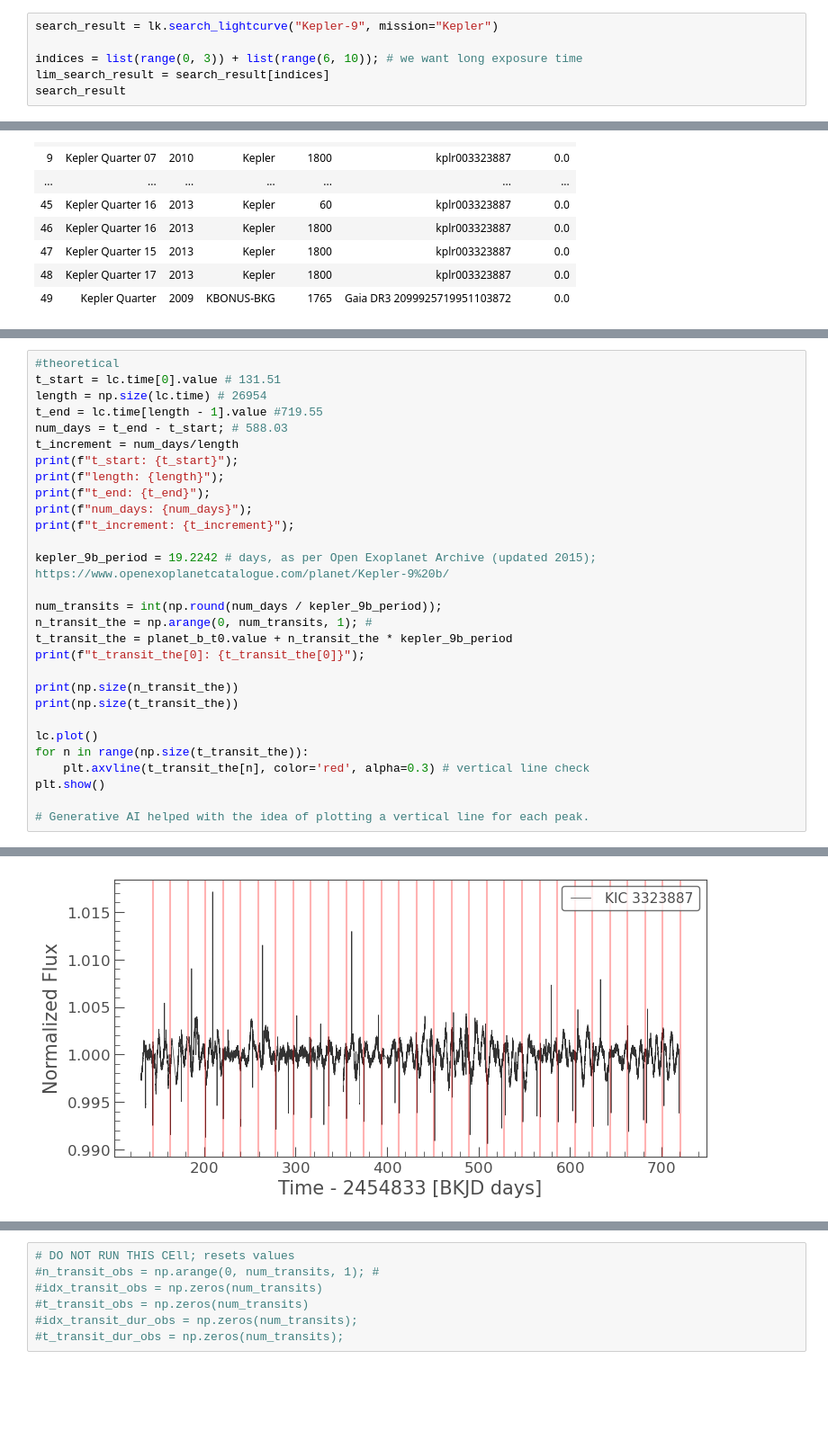
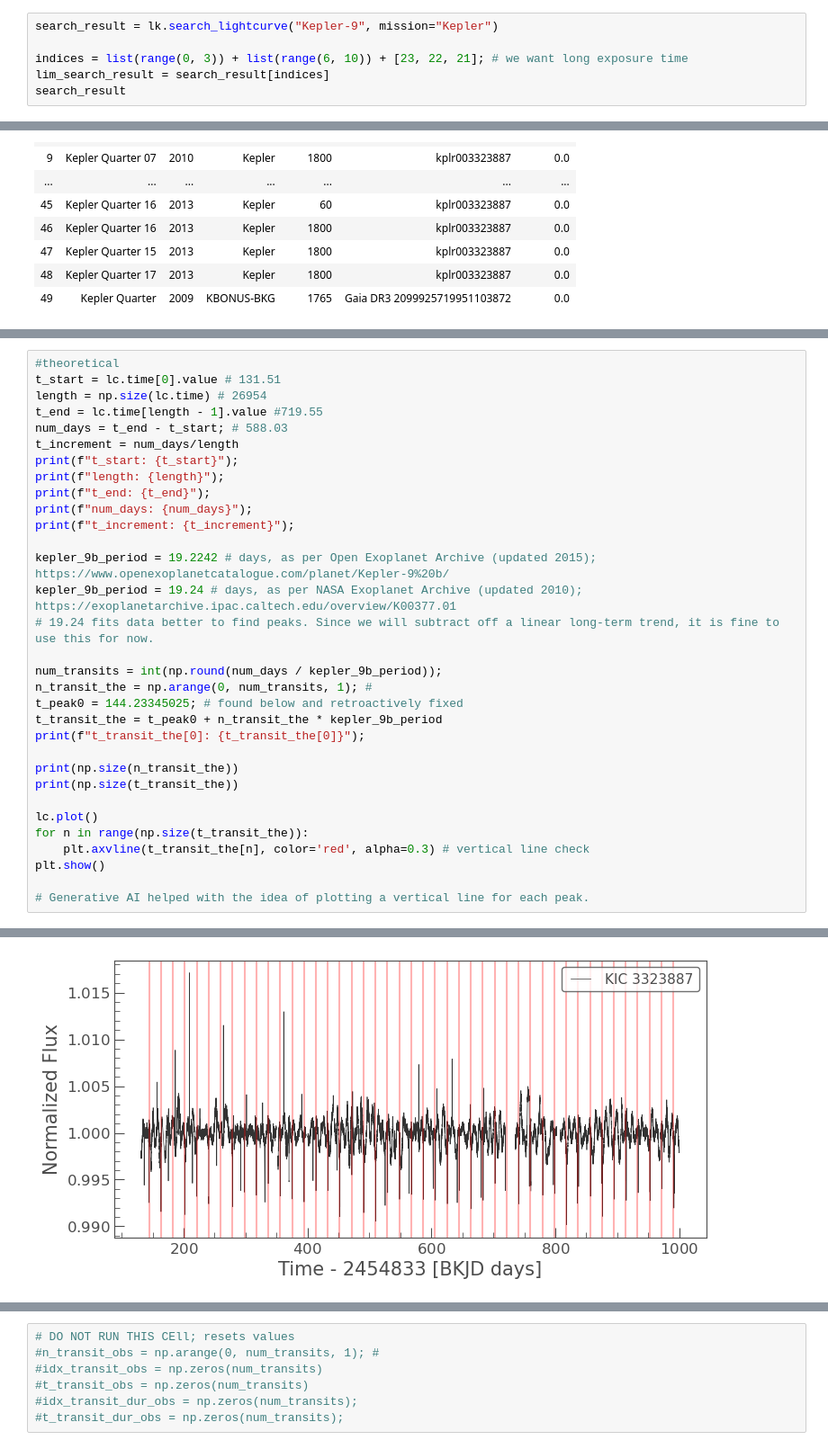
Before and after one commit to td522285/PHYS2116_github, a Jupyter notebook: PHYS2126_Computational_Assessment.ipynb, the cells around one changed output, grey strips where cells are left out. Shown at 90% size. Cells and saved outputs as stored; diff of their text form; blank space fills up the shorter version.

```diff
--- a/PHYS2126_Computational_Assessment.ipynb
+++ b/PHYS2126_Computational_Assessment.ipynb
@@ -7,7 +7,7 @@ import numpy as np
 # %%
 search_result = lk.search_lightcurve("Kepler-9", mission="Kepler")
 
-indices = list(range(0, 3)) + list(range(6, 10)); # we want long exposure time
+indices = list(range(0, 3)) + list(range(6, 10)) + [23, 22, 21]; # we want long exposure time
 lim_search_result = search_result[indices]
 search_result
 # %% [output]
@@ -113,10 +134,13 @@ print(f"num_days: {num_days}");
 print(f"t_increment: {t_increment}");
 
 kepler_9b_period = 19.2242 # days, as per Open Exoplanet Archive (updated 2015); https://www.openexoplanetcatalogue.com/planet/Kepler-9%20b/
+kepler_9b_period = 19.24 # days, as per NASA Exoplanet Archive (updated 2010); https://exoplanetarchive.ipac.caltech.edu/overview/K00377.01
+# 19.24 fits data better to find peaks. Since we will subtract off a linear long-term trend, it is fine to use this for now.
 
 num_transits = int(np.round(num_days / kepler_9b_period));
 n_transit_the = np.arange(0, num_transits, 1); #
-t_transit_the = planet_b_t0.value + n_transit_the * kepler_9b_period
+t_peak0 = 144.23345025; # found below and retroactively fixed
+t_transit_the = t_peak0 + n_transit_the * kepler_9b_period
 print(f"t_transit_the[0]: {t_transit_the[0]}");
 
 print(np.size(n_transit_the))
@@ -140,4 +164,4 @@ t_transit_the[0]: 143.93801296925523
-[figure, old version]
+[figure, new version]
 # %%
 # Now we find the actual observed peaks and compare them with the peaks from calculations.
 # From literature, we expect 5-minute variations max, which is 0.003 days
```
Also changed, not shown: parts of 16 cells of this notebook.
